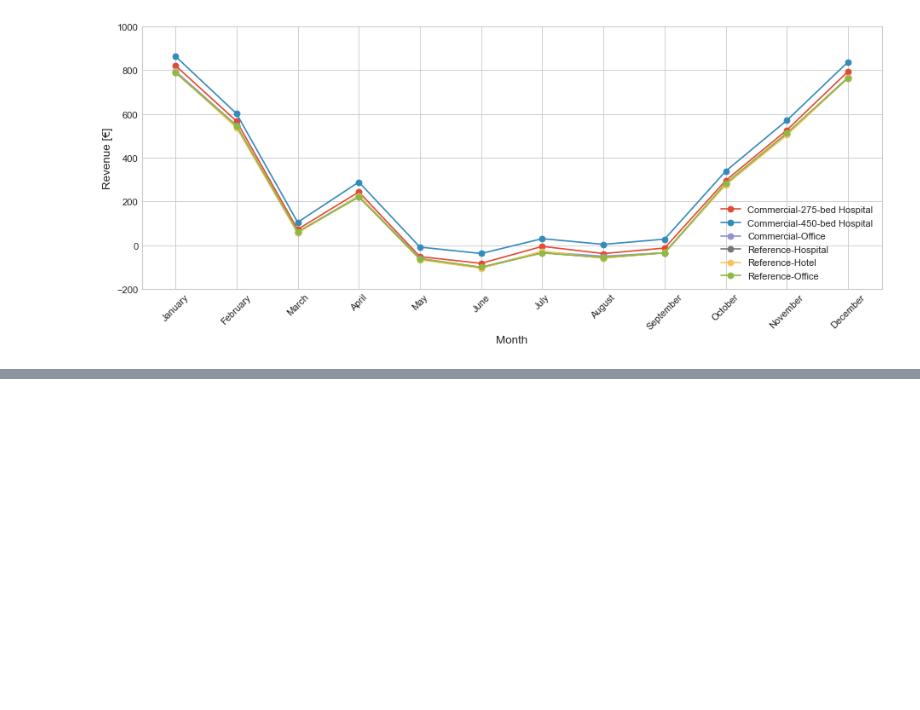
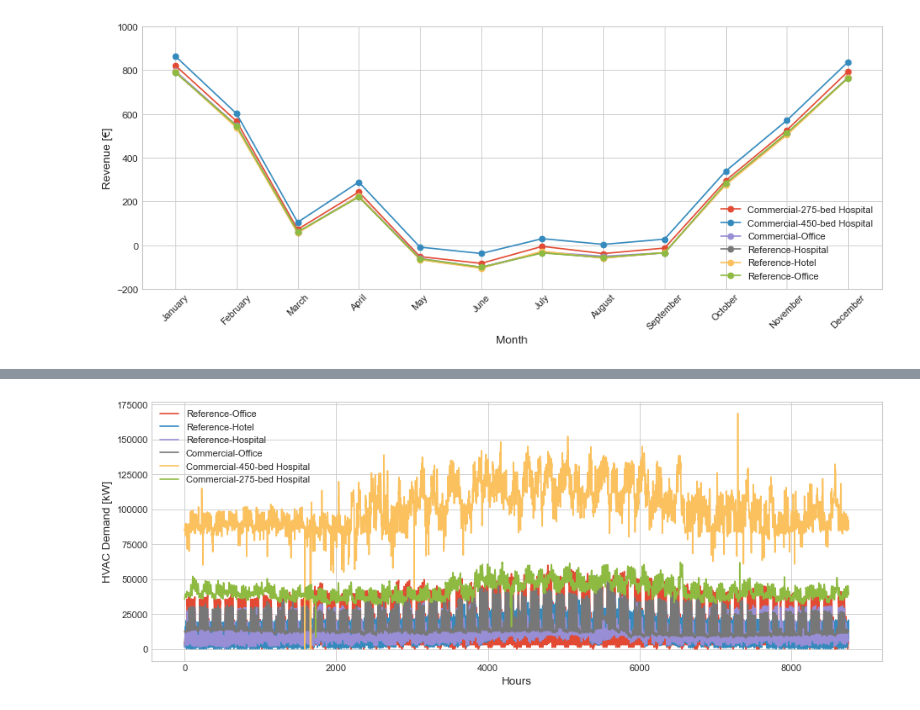
Before and after one commit to idloea/extended-open, a Jupyter notebook: notebooks/20230703-090301/analysis.ipynb, the cells around one changed output, grey strips where cells are left out. Drawn from its saved outputs; the diff is of its cells as text; code cells hidden in the pictures; blank space fills up the shorter version.

```diff
--- a/notebooks/20230703-090301/analysis.ipynb
+++ b/notebooks/20230703-090301/analysis.ipynb
@@ -611,0 +668,12 @@ for case in cases:
+# %%
+hotel_or_hospital_hvac_percentage = 40
+office_hvac_percentage = 60
+# %%
+hvac_loads_df_in_kilowwats = electric_loads_df_in_kilowatts.copy()
+for column in hvac_loads_df_in_kilowwats.columns:
+    if 'Office' in column:
+        hvac_loads_df_in_kilowwats[column] = office_hvac_percentage * hvac_loads_df_in_kilowwats[column]
+    elif 'Hotel' or 'Hospital' in column:
+         hvac_loads_df_in_kilowwats[column] = hotel_or_hospital_hvac_percentage * hvac_loads_df_in_kilowwats[column]
+    else:
+        print('Substring not in column name')
@@ -611,0 +696,9 @@ for case in cases:
+# %%
+figure = plt.figure(num=None, figsize=(14, 5), dpi=80, facecolor='w', edgecolor='k')
+for column in electric_loads_df_in_kilowatts.columns:
+    plt.plot(hvac_loads_df_in_kilowwats[column], label=column)
+    plt.xlabel('Hours')
+    plt.ylabel('HVAC Demand [kW]')
+    plt.legend()
+# %% [output]
+[figure, added]
```
Also changed, not shown: parts of 10 cells of this notebook.
